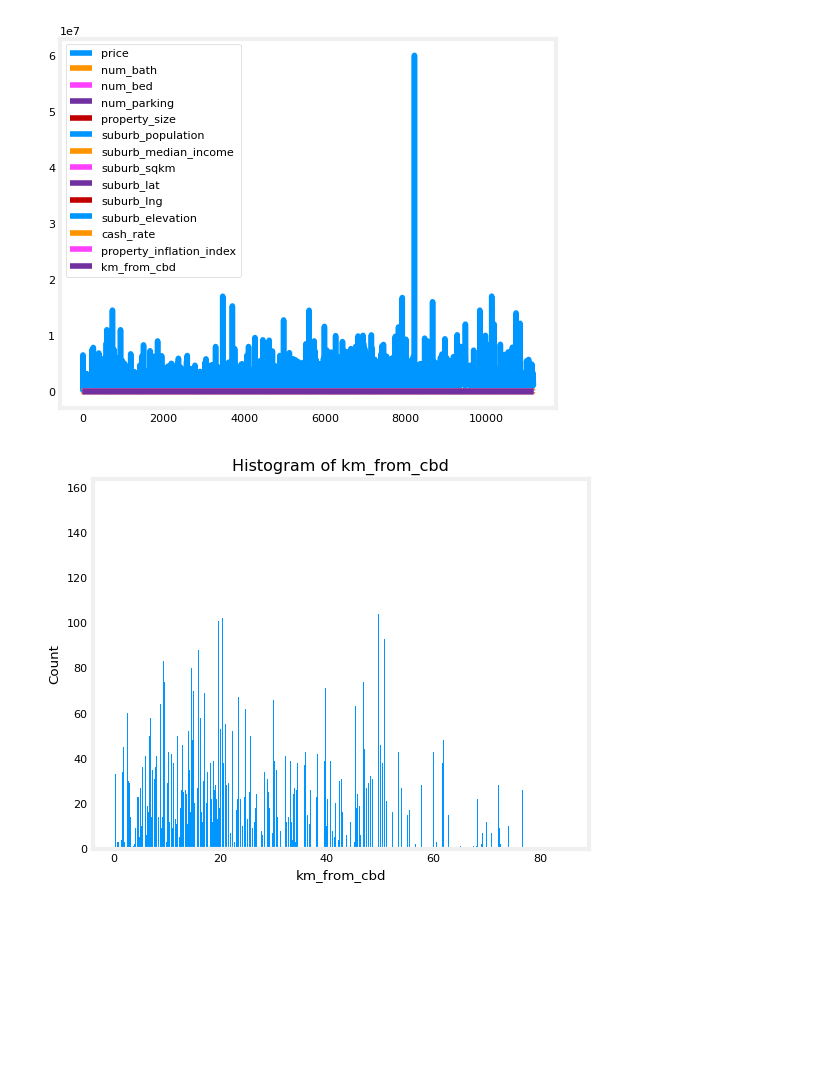
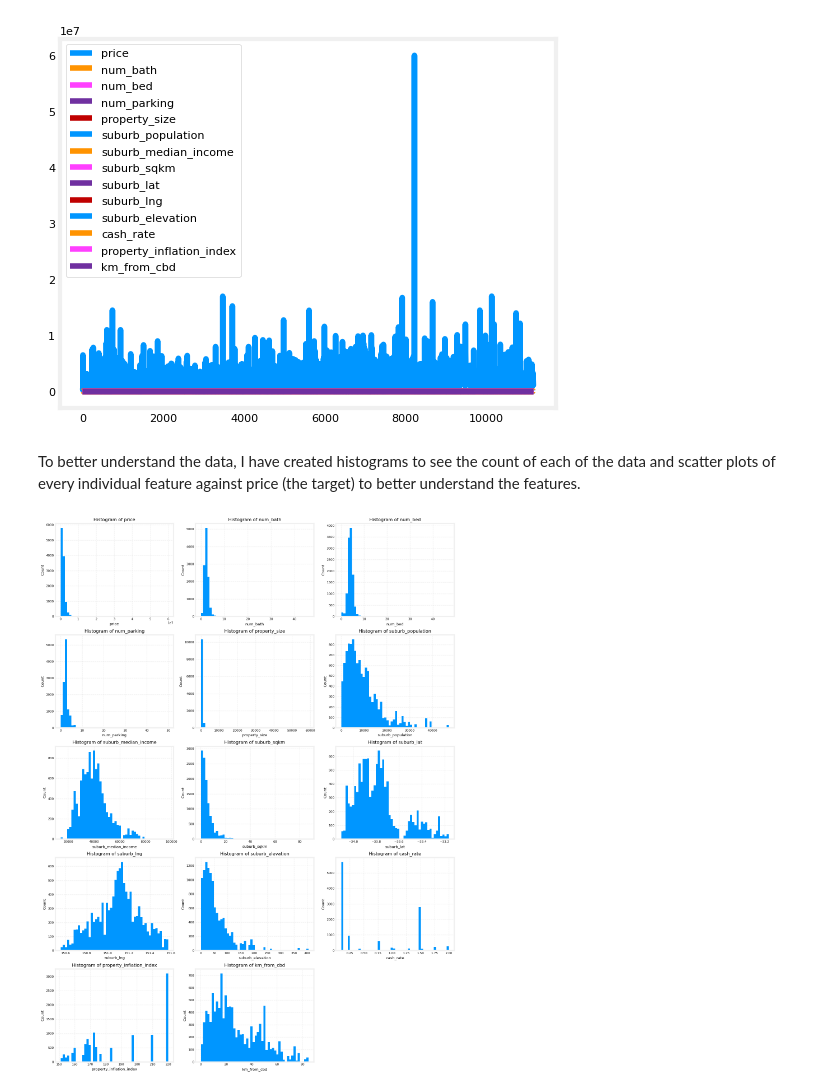
Before and after one commit to TempeHS/2026SE_MLOPSTask_Leo.P, a Jupyter notebook: 2.Model_Development/2.1.Data_Wrangling/2.1.1.data_preview.ipynb, the cells around one changed output. Saved outputs shown, nothing was run; the diff lists cells and outputs as text; code cells hidden in the pictures; blank space fills up the shorter version.

```diff
--- a/2.Model_Development/2.1.Data_Wrangling/2.1.1.data_preview.ipynb
+++ b/2.Model_Development/2.1.Data_Wrangling/2.1.1.data_preview.ipynb
@@ -112,12 +122,31 @@ data_frame.plot()
 # %% [output]
 <Axes: >
 [figure]
-# %%
-# Plot a histogram of a column
-plt.hist(data_frame['km_from_cbd'], bins=1000)
-plt.title(f"Histogram of {data_frame['km_from_cbd'].name}")
-plt.ylabel('Count')
-plt.xlabel(f'{data_frame["km_from_cbd"].name}')
-plt.show()
-# %% [output]
-[figure, removed]
+# %% [markdown]
+To better understand the data, I have created histograms to see the count of each of the data and scatter plots of every individual feature against price (the target) to better understand the features.
+# %%
+# Histograms
+import math
+
+numeric_cols = data_frame.select_dtypes(include=[np.number]).columns.tolist()
+
+n_cols = 3
+n_rows = math.ceil(len(numeric_cols) / n_cols)
+
+fig, axes = plt.subplots(n_rows, n_cols, figsize=(5 * n_cols, 4 * n_rows))
+axes = np.array(axes).reshape(-1)
+
+for ax, col in zip(axes, numeric_cols):
+    ax.hist(data_frame[col], bins=50)
+    ax.set_title(f"Histogram of {col}")
+    ax.set_ylabel("Count")
+    ax.set_xlabel(col)
+    ax.grid(True, linestyle="--", alpha=0.3)
+
+for ax in axes[len(numeric_cols) :]:
+    ax.axis("off")
+
+plt.tight_layout()
+plt.show()
+# %% [output]
+[figure, added]
```
Also changed, not shown: parts of 20 cells of this notebook, 4 other files.
